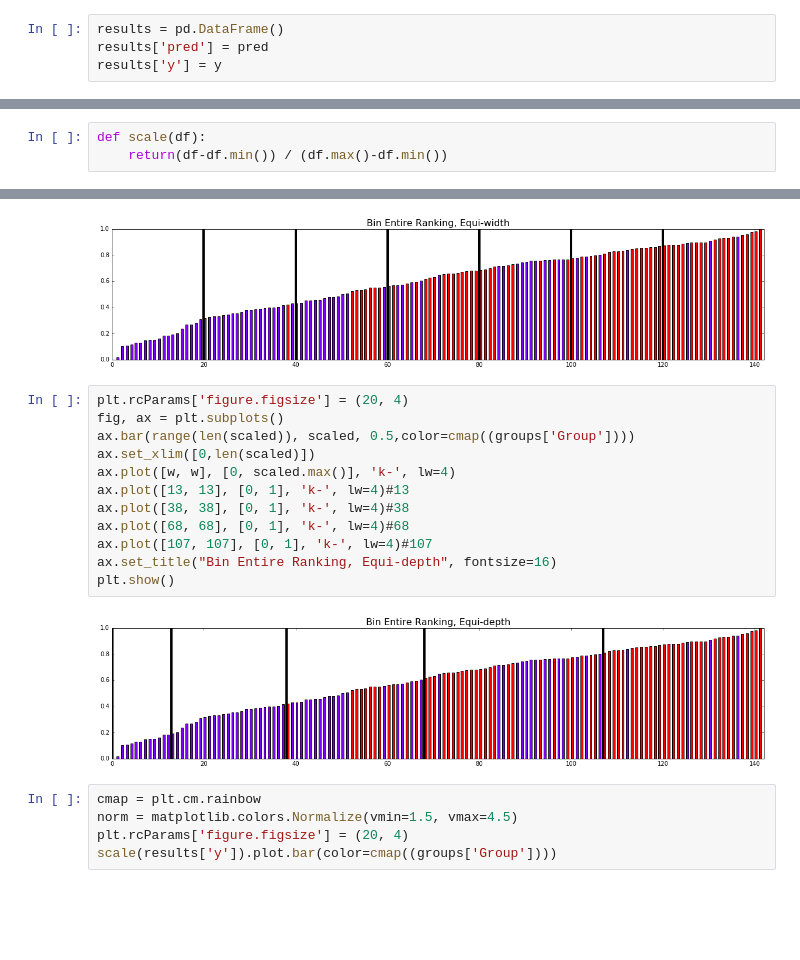
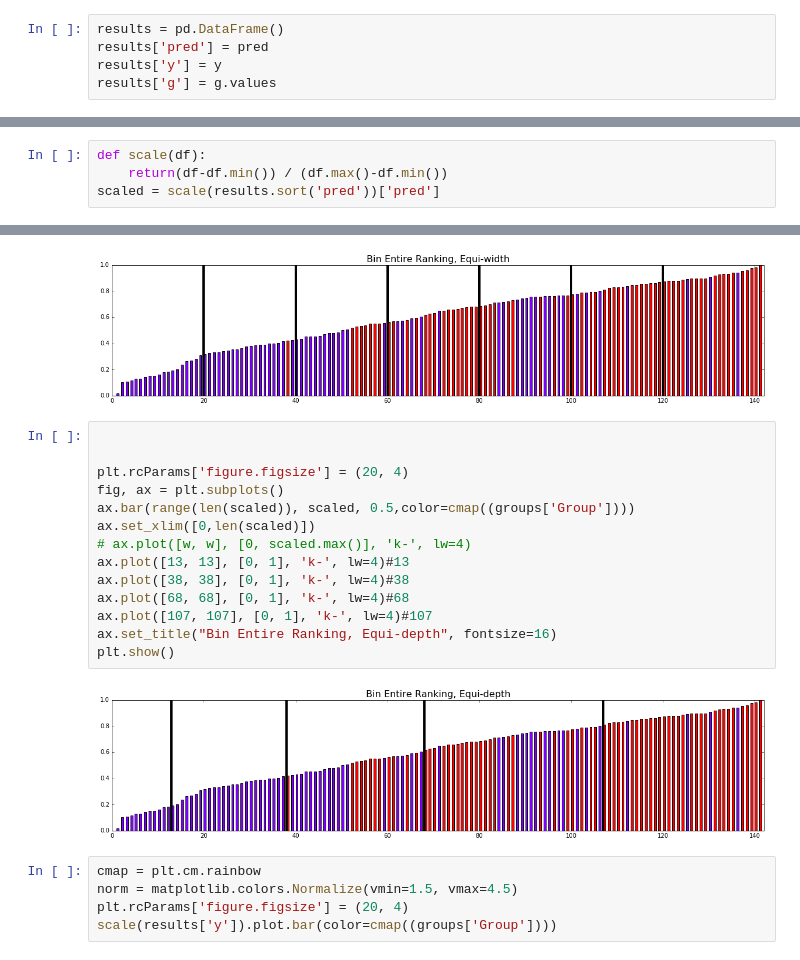
Before and after one commit to caitlinkuhlman/fair_ranking, a Jupyter notebook: College_Fairness_Regression_Example.ipynb, the cells around one changed output, grey strips where cells are left out. Saved outputs shown, nothing was run; the diff lists cells and outputs as text; blank space fills up the shorter version.

```diff
--- a/College_Fairness_Regression_Example.ipynb
+++ b/College_Fairness_Regression_Example.ipynb
@@ -255,6 +255,7 @@ points0.sort(key=lambda x:x[0])
 results = pd.DataFrame()
 results['pred'] = pred
 results['y'] = y
+results['g'] = g.values
 # %%
 results.head()
 # %% [output]
@@ -267,3 +268,4 @@ results.head()
 # %%
 def scale(df):
     return(df-df.min()) / (df.max()-df.min())
+scaled = scale(results.sort('pred'))['pred']
@@ -300,19 +300,21 @@ plt.show()
 # %% [output]
 [figure]
 # %%
+
+
 plt.rcParams['figure.figsize'] = (20, 4)
 fig, ax = plt.subplots()
 ax.bar(range(len(scaled)), scaled, 0.5,color=cmap((groups['Group'])))
 ax.set_xlim([0,len(scaled)])
-ax.plot([w, w], [0, scaled.max()], 'k-', lw=4)
+# ax.plot([w, w], [0, scaled.max()], 'k-', lw=4)
 ax.plot([13, 13], [0, 1], 'k-', lw=4)#13
 ax.plot([38, 38], [0, 1], 'k-', lw=4)#38
 ax.plot([68, 68], [0, 1], 'k-', lw=4)#68
 ax.plot([107, 107], [0, 1], 'k-', lw=4)#107
 ax.set_title("Bin Entire Ranking, Equi-depth", fontsize=16)
 plt.show()
 # %% [output]
-[figure, old version]
+[figure, new version]
 # %%
 cmap = plt.cm.rainbow
 norm = matplotlib.colors.Normalize(vmin=1.5, vmax=4.5)
```
Also changed, not shown: parts of 23 cells of this notebook, 10 other files.
